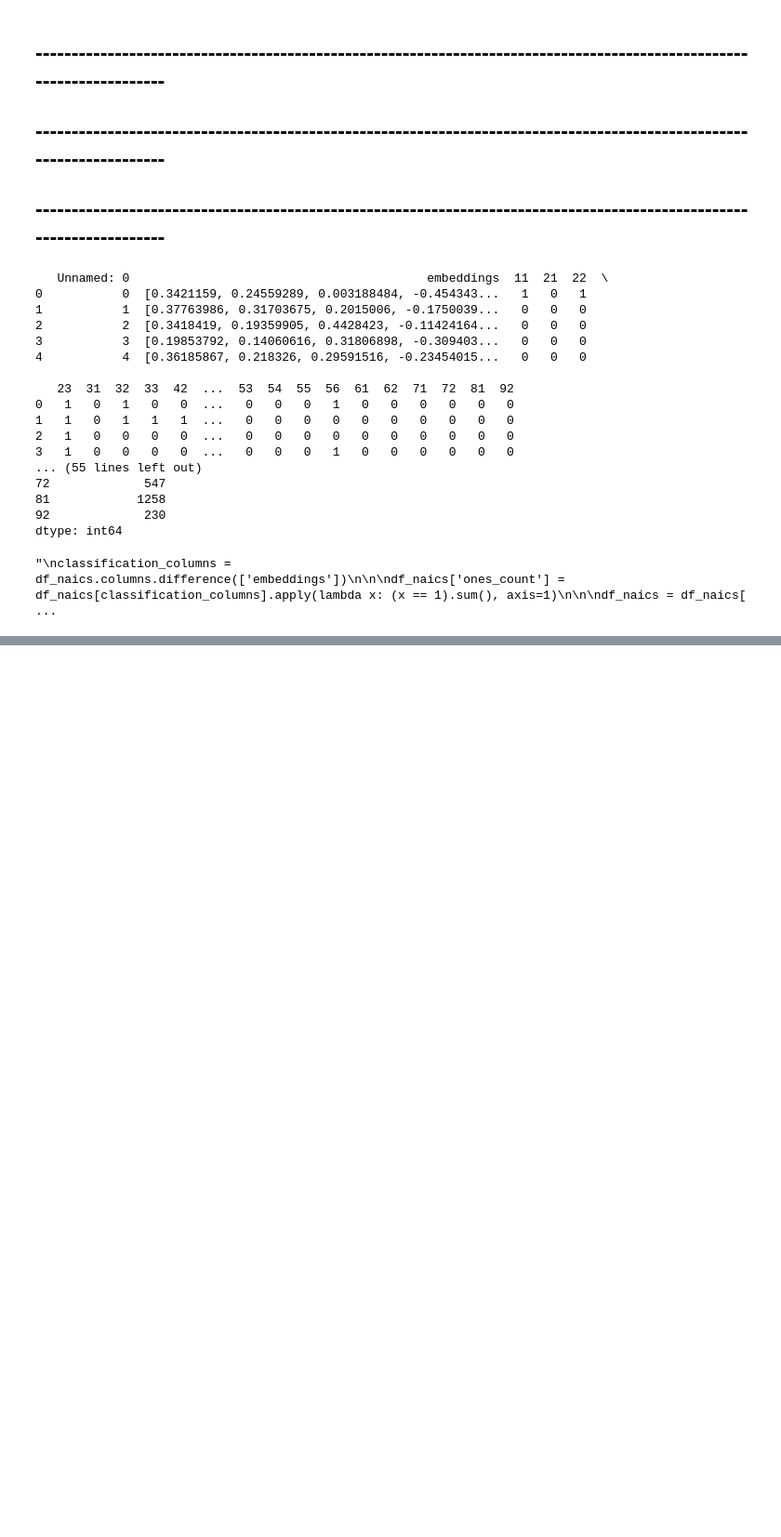
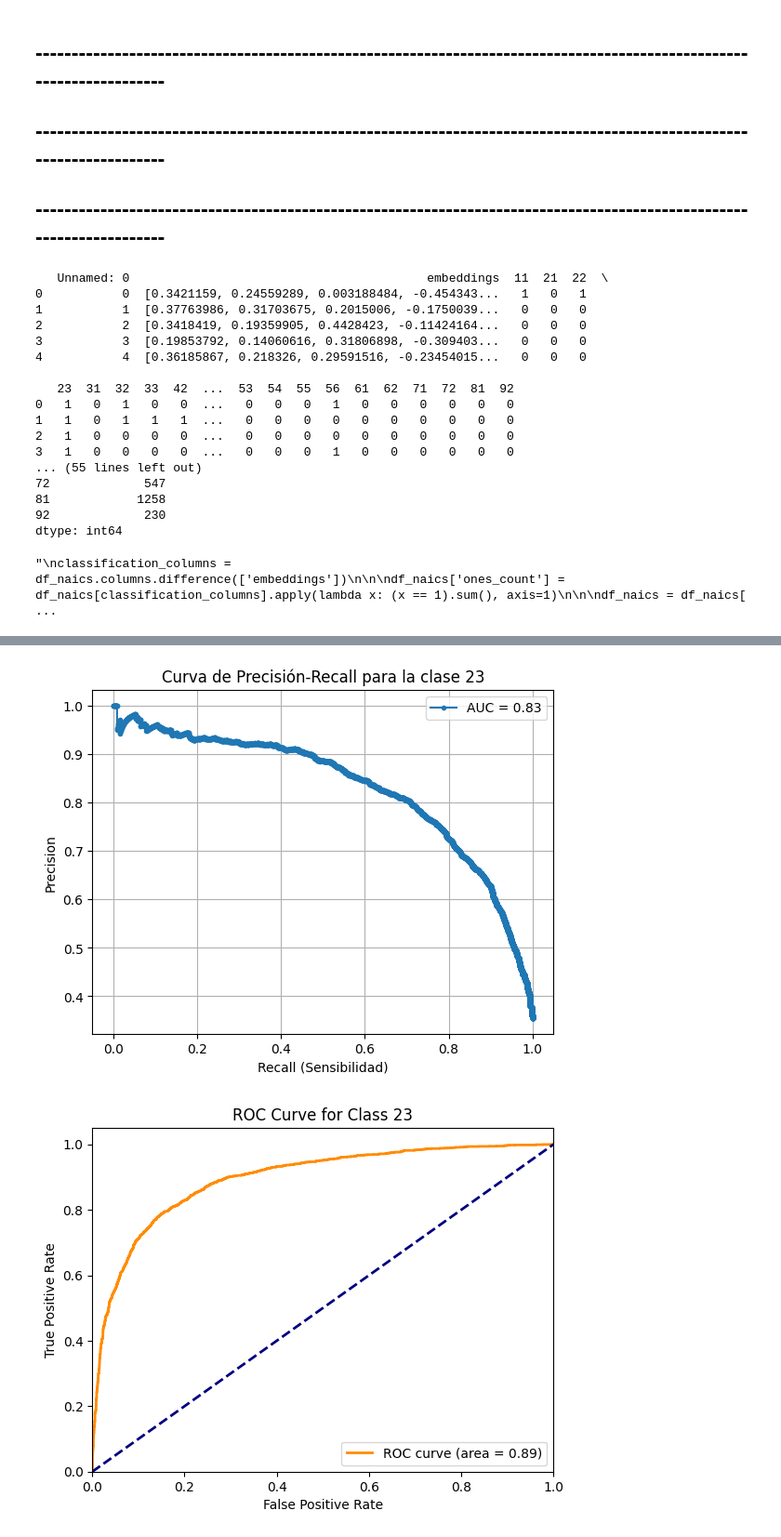
Before and after one commit to Zrive/zrive-ds-1q24-industry-classification, a Jupyter notebook: notebooks/classification_binarized.ipynb, the cells around one changed output, grey strips where cells are left out. Shown at 93% size. Cells and saved outputs as stored; diff of their text form; code cells hidden in the pictures; blank space fills up the shorter version.

```diff
--- a/notebooks/classification_binarized.ipynb
+++ b/notebooks/classification_binarized.ipynb
@@ -787,0 +825,76 @@ AUC de la Curva de Precisión-Recall: 0.83
+# %%
+import pandas as pd
+import numpy as np
+import ast
+from sklearn.model_selection import train_test_split
+from sklearn.linear_model import LogisticRegression
+from sklearn.metrics import f1_score, confusion_matrix, precision_recall_curve, auc, roc_curve
+import matplotlib.pyplot as plt
+
+# Ruta y carga del archivo
+ROUTE_BINARIZED_NAICS = '../src/data/BUENO_POR_FIN_2.csv'
+df_naics = pd.read_csv(ROUTE_BINARIZED_NAICS)
+
+# Guardar un fragmento para test antes de modificar el DataFrame
+test_data = df_naics.sample(frac=0.2, random_state=42)
+print(test_data.head())
+
+# Seleccionar el resto del DataFrame para modificar y entrenar
+df_naics = df_naics.drop(test_data.index)
+
+# Contamos la cantidad de '1's y procedemos con la limpieza como en tu código original
+count_of_ones = df_naics.apply(lambda x: (x == 1).sum())
+classification_columns = df_naics.columns.difference(['embeddings'])
+df_naics['ones_count'] = df_naics[classification_columns].apply(lambda x: (x == 1).sum(), axis=1)
+rows_with_more_than_one = df_naics[df_naics['ones_count'] > 1]
+rows_to_remove = rows_with_more_than_one.sample(frac=0.5, random_state=42)
+df_naics = df_naics.drop(rows_to_remove.index)
+df_naics.drop('ones_count', axis=1, inplace=True)
+
+# Preparar los datos de entrenamiento y test a partir de los DataFrames correspondientes
+df_naics['embeddings'] = df_naics['embeddings'].apply(ast.literal_eval)
+X_train = np.array(df_naics['embeddings'].tolist())
+y_train = df_naics['54']
+
+test_data['embeddings'] = test_data['embeddings'].apply(ast.literal_eval)
+X_test = np.array(test_data['embeddings'].tolist())
+y_test = test_data['54']
+
+# Entrenamiento y evaluación del modelo
+model = LogisticRegression(class_weight='balanced', C=0.25, max_iter=1000)
+model.fit(X_train, y_train)
+y_pred = model.predict(X_test)
+y_scores = model.predict_proba(X_test)[:, 1]
+
+f1 = f1_score(y_test, y_pred)
+print(f'F1 Score: {f1}')
+conf_matrix = confusion_matrix(y_test, y_pred)
+print('Matriz de Confusión:')
+print(conf_matrix)
+
+precision, recall, _ = precision_recall_curve(y_test, y_scores)
+auc_score = auc(recall, precision)
+print(f'AUC de la Curva de Precisión-Recall: {auc_score:.2f}')
+
+plt.figure()
+plt.plot(recall, precision, marker='.', label=f'AUC = {auc_score:.2f}')
+plt.title('Curva de Precisión-Recall para la clase 23')
+plt.xlabel('Recall (Sensibilidad)')
+plt.ylabel('Precision')
+plt.legend()
+plt.grid(True)
+plt.show()
+
+fpr, tpr, thresholds = roc_curve(y_test, y_scores)
+roc_auc = auc(fpr, tpr)
+plt.figure()
+plt.plot(fpr, tpr, color='darkorange', lw=2, label='ROC curve (area = %0.2f)' % roc_auc)
+plt.plot([0, 1], [0, 1], color='navy', lw=2, linestyle='--')
+plt.xlim([0.0, 1.0])
+plt.ylim([0.0, 1.05])
+plt.xlabel('False Positive Rate')
+plt.ylabel('True Positive Rate')
+plt.title('ROC Curve for Class 23')
+plt.legend(loc="lower right")
+plt.show()
+# %% [output]
@@ -787,0 +921,2 @@ AUC de la Curva de Precisión-Recall: 0.83
+[figure, added]
+[figure, added]
```
Also changed, not shown: parts of 8 cells of this notebook.
